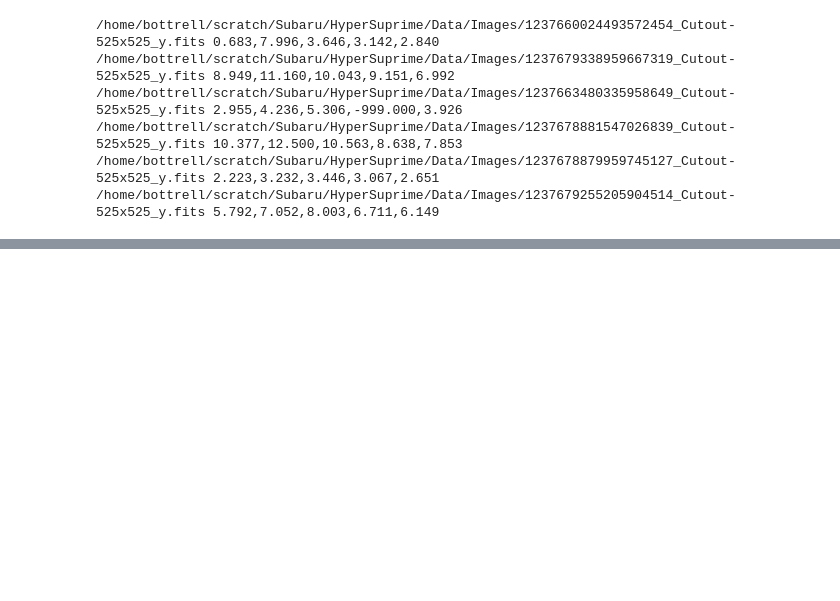
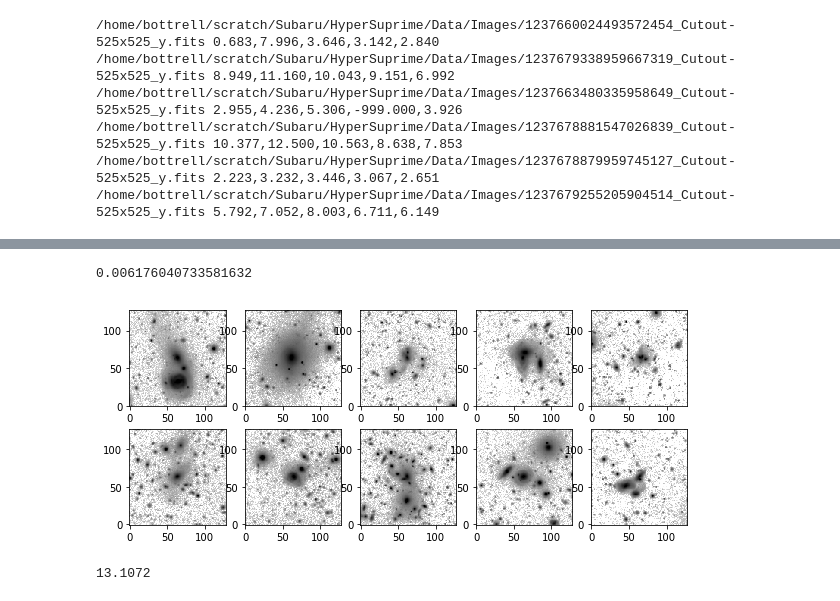
Before and after one commit to cbottrell/Subaru-HSC, a Jupyter notebook: Notebooks/TidalCNN.ipynb, the cells around one changed output, grey strips where cells are left out. Cells and saved outputs as stored; diff of their text form; code cells hidden in the pictures; blank space fills up the shorter version.

Commit message:
Testing binary .npy creations.

```diff
--- a/Notebooks/TidalCNN.ipynb
+++ b/Notebooks/TidalCNN.ipynb
@@ -689,0 +732,53 @@ grizy
+# %%
+import os,sys,time
+import multiprocessing
+import numpy as np
+from glob import glob
+from astropy.io import fits
+
+
+inCat = '/home/bottrell/scratch/Subaru/HyperSuprime/Catalogues/HSC-TF_all_2019-07-25.txt'
+# filters to go into catalog
+filterIDs = ['g','r','i','z','y']
+# number of corresponding channels
+nChannels = len(filterIDs)
+
+catData = np.loadtxt(inCat,delimiter=',',dtype='str')
+
+objIDs = catData[:,0].astype(int)
+
+flag_g = catData[:,12].astype(float)
+flag_g = flag_g == -1
+flag_r = catData[:,13].astype(float)
+flag_r = flag_r == -1
+flag_i = catData[:,14].astype(float)
+flag_i = flag_i == -1
+flag_z = catData[:,15].astype(float)
+flag_z = flag_z == -1
+flag_y = catData[:,16].astype(float)
+flag_y = flag_y == -1
+
+flag_all = flag_g+flag_r+flag_i+flag_z+flag_y
+flag_all[flag_all > 1] = 1
+flag_all = flag_all.astype(bool)
+print(len(flag_all[flag_all==True])/len(objIDs))
+# %% [output]
+0.006176040733581632
+# %%
+import matplotlib.pyplot as plt
+fileName = '/home/bottrell/scratch/Subaru/HyperSuprime/Data/Binary/Positive_grizy_Images.npy'
+data = np.load(fileName)
+
+fig,axarr = plt.subplots(2,5,figsize=(10,4))
+
+channel = 2
+
+for i,ax in zip(range(len(data)),axarr.flat):
+    img = data[i,:,:,channel]
+    ax.imshow(np.log10(img),origin='lower',cmap='Greys',vmin=-3,vmax=1)
+# %% [output]
+[figure, added]
+# %%
+128**2*40000*5*32/8/1e9
+# %% [output]
+13.1072
```
Also changed, not shown: parts of 3 cells of this notebook.
